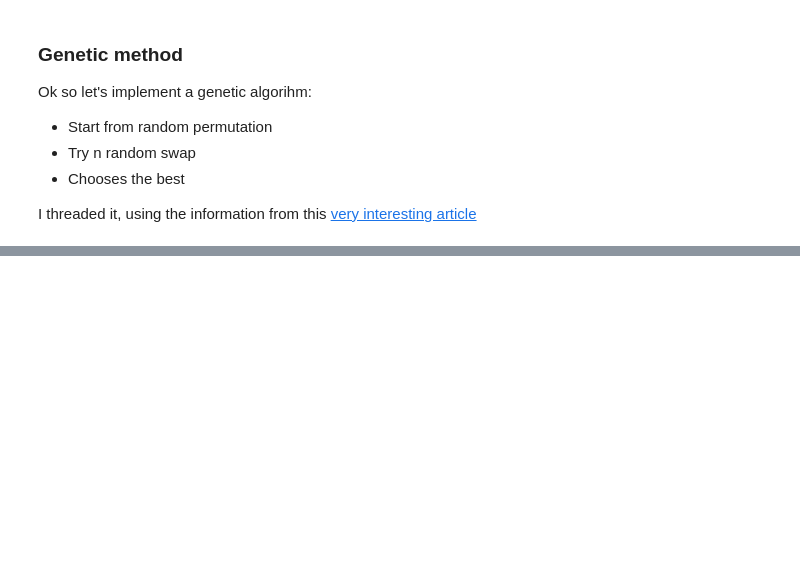
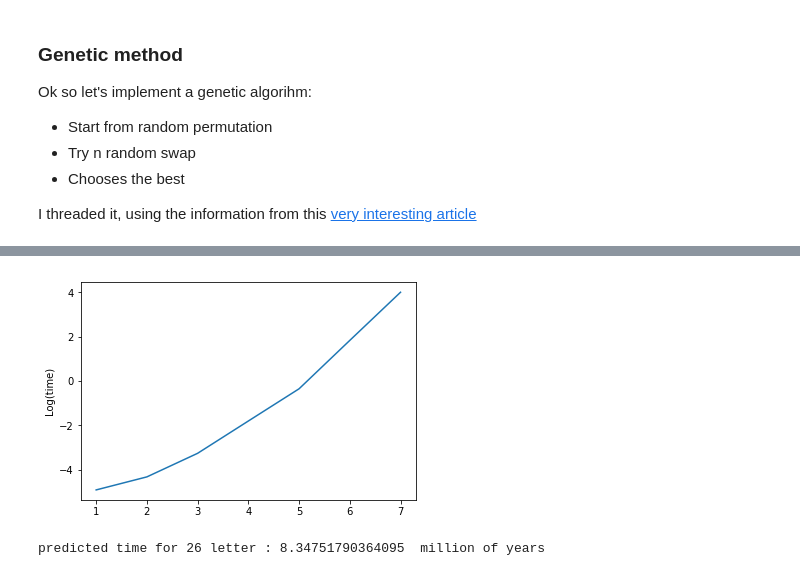
Before and after one commit to BenjaminPoilve/Typewriter-Optimisation, a Jupyter notebook: main.ipynb, the cells around one changed output, grey strips where cells are left out. Saved outputs shown, nothing was run; the diff lists cells and outputs as text; code cells hidden in the pictures; blank space fills up the shorter version.

```diff
--- a/main.ipynb
+++ b/main.ipynb
@@ -135,0 +137,47 @@ from ortools.sat.python import cp_model
+# %%
+#Note: to install z3 use: pip install z3-solver
+
+from z3 import *
+import string
+import time
+import math
+alphabet= string.ascii_uppercase
+
+def diff(x, y):
+    return If(x<y, y-x, x-y)
+
+#Z3 does not support matrix operations
+def cost_fonction_linear(array):
+    sum_cost=0
+    for index_1,variable_1 in enumerate(array):
+        for index_2,variable_2 in enumerate(array):
+            sum_cost+=diag_digraph[index_1][index_2]*diff(variable_1,variable_2)
+    return sum_cost
+
+def test_time(numletter):
+    start = time.time()
+    trunc_alphabet=list(alphabet)[:numletter]
+    variable_array=[Int(letter) for letter in trunc_alphabet]
+    s=Optimize()
+    for var in variable_array:
+        s.add(And(var>=0, var<numletter))
+    s.add(Distinct(variable_array))
+    final_sum=Int("final_sum")
+    s.add(final_sum==cost_fonction_linear(variable_array))
+    s.minimize(final_sum)
+    s.check()
+    m=s.model()
+    end = time.time()
+    return end - start
+
+times=[math.log(test_time(x)) for x in range(1,8)]
+plt.plot(range(1,8),times)
+plt.ylabel('Log(time)')
+plt.show()
+
+#Let's get trend
+a,b = np.polyfit(range(1,8),times, 1)
+print("predicted time for 26 letter :", math.exp(a*27+b)/(60*60*24*365*1000*1000), " million of years")
+# %% [output]
+[figure, added]
+predicted time for 26 letter : 8.34751790364095  million of years
```
Also changed, not shown: parts of 6 cells of this notebook, 1 other file.
